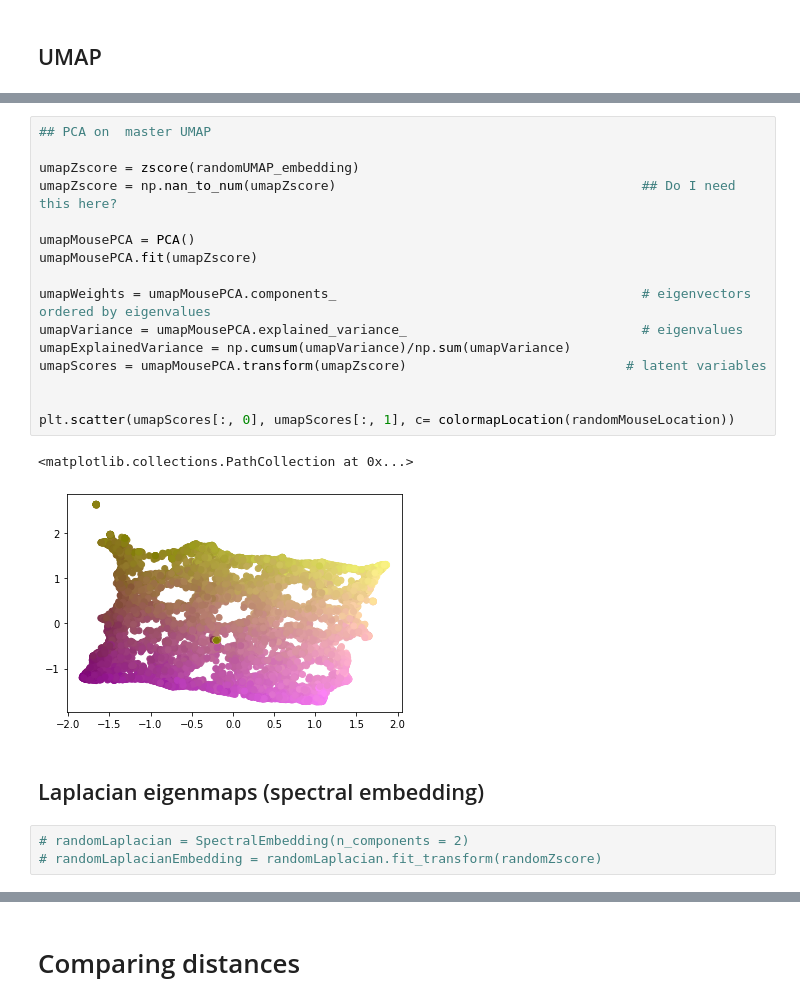
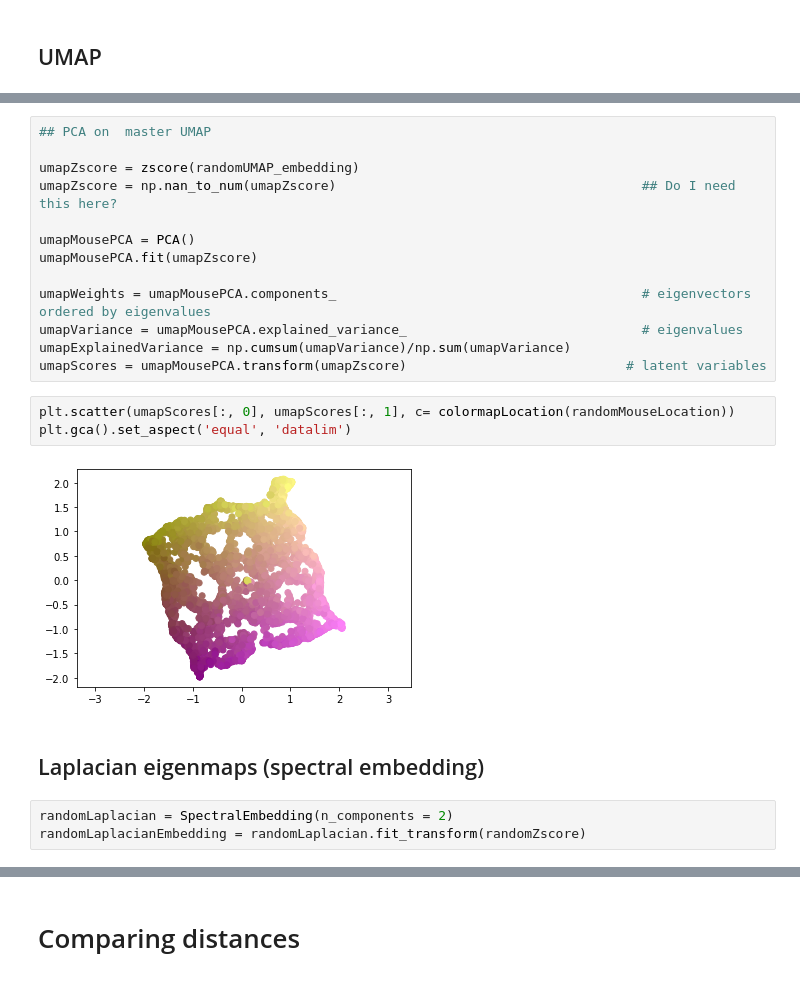
Before and after one commit to jambormike/neurons_dimensionality_reduction, a Jupyter notebook: simulation_and_reduction_random_only.ipynb, the cells around one changed output, grey strips where cells are left out. Cells and saved outputs as stored; diff of their text form.

```diff
--- a/simulation_and_reduction_random_only.ipynb
+++ b/simulation_and_reduction_random_only.ipynb
@@ -317,15 +329,14 @@ umapWeights = umapMousePCA.components_                                       # e
 umapVariance = umapMousePCA.explained_variance_                              # eigenvalues
 umapExplainedVariance = np.cumsum(umapVariance)/np.sum(umapVariance)
 umapScores = umapMousePCA.transform(umapZscore)                            # latent variables
-
-
-plt.scatter(umapScores[:, 0], umapScores[:, 1], c= colormapLocation(randomMouseLocation))
-# %% [output]
-<matplotlib.collections.PathCollection at 0x...>
-[figure, removed]
+# %%
+plt.scatter(umapScores[:, 0], umapScores[:, 1], c= colormapLocation(randomMouseLocation))
+plt.gca().set_aspect('equal', 'datalim')
+# %% [output]
+[figure, added]
 # %% [markdown]
 ## Laplacian eigenmaps (spectral embedding)
 # %%
-# randomLaplacian = SpectralEmbedding(n_components = 2)
-# randomLaplacianEmbedding = randomLaplacian.fit_transform(randomZscore)
+randomLaplacian = SpectralEmbedding(n_components = 2)
+randomLaplacianEmbedding = randomLaplacian.fit_transform(randomZscore)
 # %%
```
Also changed, not shown: parts of 25 cells of this notebook, 10 other files.
